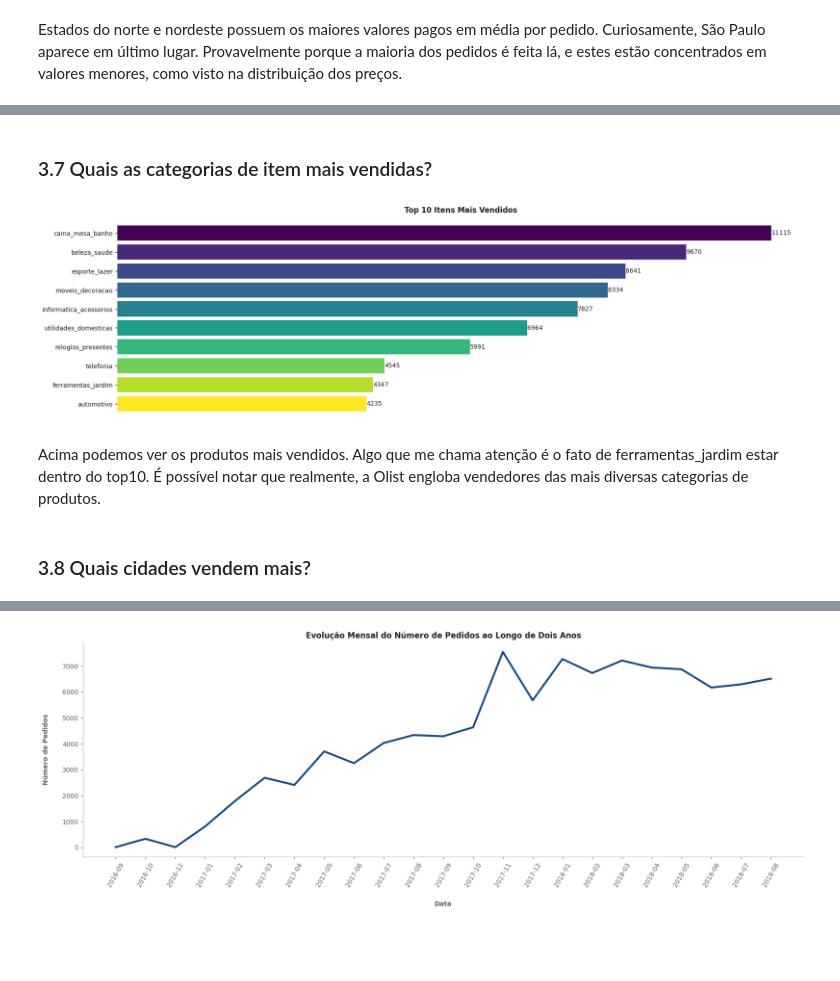
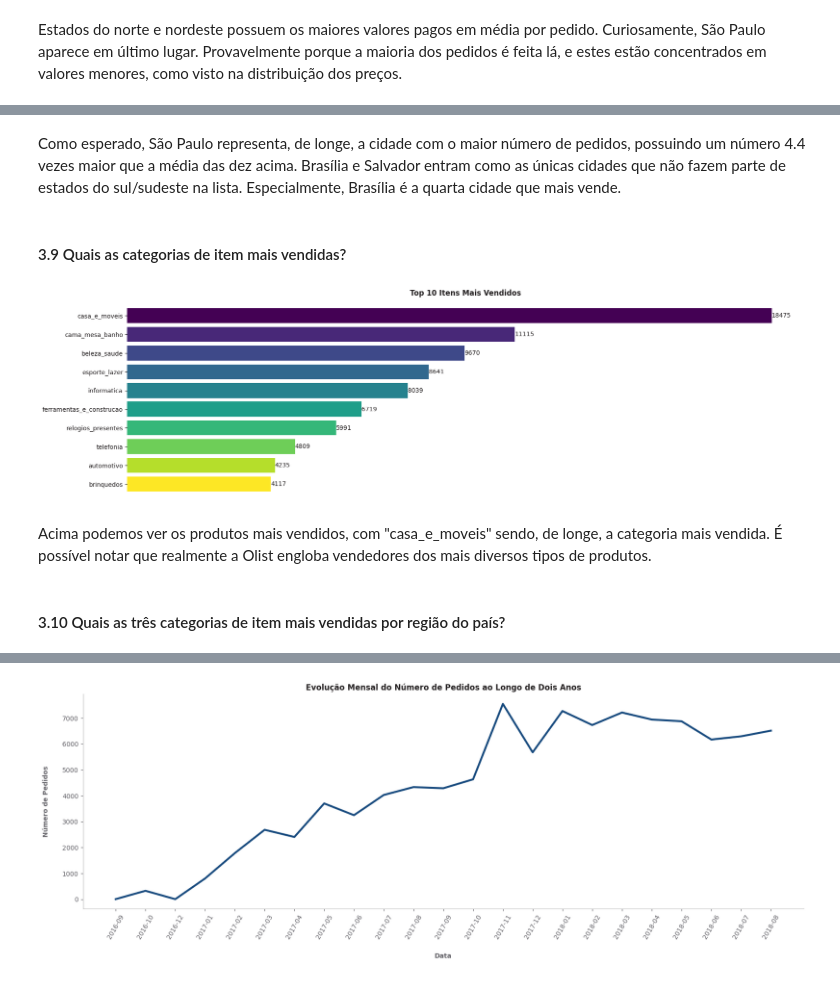
Before and after one commit to allmeidaapedro/Olist-Analysis, a Jupyter notebook: eda.ipynb, the cells around one changed output, grey strips where cells are left out. Cells and saved outputs as stored; diff of their text form; code cells hidden in the pictures; blank space fills up the shorter version.

```diff
--- a/eda.ipynb
+++ b/eda.ipynb
@@ -144,7 +144,7 @@ orders.shape, items.shape
 # %% [output]
 ((99441, 8), (112650, 7))
 # %%
-item_data = pd.merge(left=orders, right=items, on='order_id', how='inner').drop(columns=['freight_value','order_approved_at', 'order_delivered_carrier_date', 'order_delivered_customer_date', 'order_estimated_delivery_date', 'shipping_limit_date', 'seller_id', 'order_status'])
+item_data = pd.merge(left=orders, right=items, on='order_id', how='inner').drop(columns=['freight_value','order_approved_at', 'order_delivered_carrier_date', 'order_delivered_customer_date', 'order_estimated_delivery_date', 'shipping_limit_date', 'seller_id', 'order_status', 'order_item_id'])
 item_data = pd.merge(left=item_data, right=customers, how='inner', on='customer_id').drop(columns=['customer_id', 'customer_zip_code_prefix'])
 item_data = pd.merge(left=item_data, right=products, on='product_id', how='inner').drop(columns=[x for x in products.columns if x not in set(['product_id', 'product_category_name'])])
 item_data.head()
@@ -710,23 +768,33 @@ Estados do norte e nordeste possuem os maiores valores pagos em média por pedid
+# %% [markdown]
+Como esperado, São Paulo representa, de longe, a cidade com o maior número de pedidos, possuindo um número 4.4 vezes maior que a média das dez acima. Brasília e Salvador entram como as únicas cidades que não fazem parte de estados do sul/sudeste na lista. Especialmente, Brasília é a quarta cidade que mais vende.
 # %% [markdown]
-### 3.7 Quais as categorias de item mais vendidas?
+#### 3.9 Quais as categorias de item mais vendidas?
 # %%
-category_items = product_data.groupby(['product_category_name'])[['product_id']].count().rename(columns={'product_id': 'items'}).sort_values(by=['items'], ascending=False).reset_index().head(10)
+# Grouping the data by product category, obtaining the number of products sold per category.
+category_items = item_data.groupby(['product_category_name'])[['product_id']].count().rename(columns={'product_id': 'items'}).sort_values(by=['items'], ascending=False).reset_index().head(10)
 
+# Defining the bars colors.
 colors = plt.cm.viridis(np.linspace(0, 1, len(category_items)))
+
+# Defining the figure and plotting the bar chart.
 figure, ax = plt.subplots(figsize=(20, 6))
 bars = ax.barh(y=category_items['product_category_name'], width=category_items['items'], color=colors)
+
+# Putting labels at the top of the bars.
 ax.bar_label(bars, color=CINZA1)
+
+# Customizing the plot.
 ax.set_title('Top 10 Itens Mais Vendidos', color=CINZA1, fontweight='bold')
 ax.get_xaxis().set_visible(False)
 ax.set_yticks(ticks=category_items['product_category_name'], labels=category_items['product_category_name'], color=CINZA1)
 ax.spines['right'].set_visible(False)
 ax.spines['top'].set_visible(False)
 ax.spines['left'].set_visible(False)
 ax.spines['bottom'].set_visible(False)
 ax.invert_yaxis()
 # %% [output]
-[figure, old version]
+[figure, new version]
 # %% [markdown]
-Acima podemos ver os produtos mais vendidos. Algo que me chama atenção é o fato de ferramentas_jardim estar dentro do top10. É possível notar que realmente, a Olist engloba vendedores das mais diversas categorias de produtos.
+Acima podemos ver os produtos mais vendidos, com "casa_e_moveis" sendo, de longe, a categoria mais vendida. É possível notar que realmente a Olist engloba vendedores dos mais diversos tipos de produtos.
-# %% [markdown]
-### 3.8 Quais cidades vendem mais?
+# %% [markdown]
+#### 3.10 Quais as três categorias de item mais vendidas por região do país?
```
Also changed, not shown: parts of 98 cells of this notebook.
